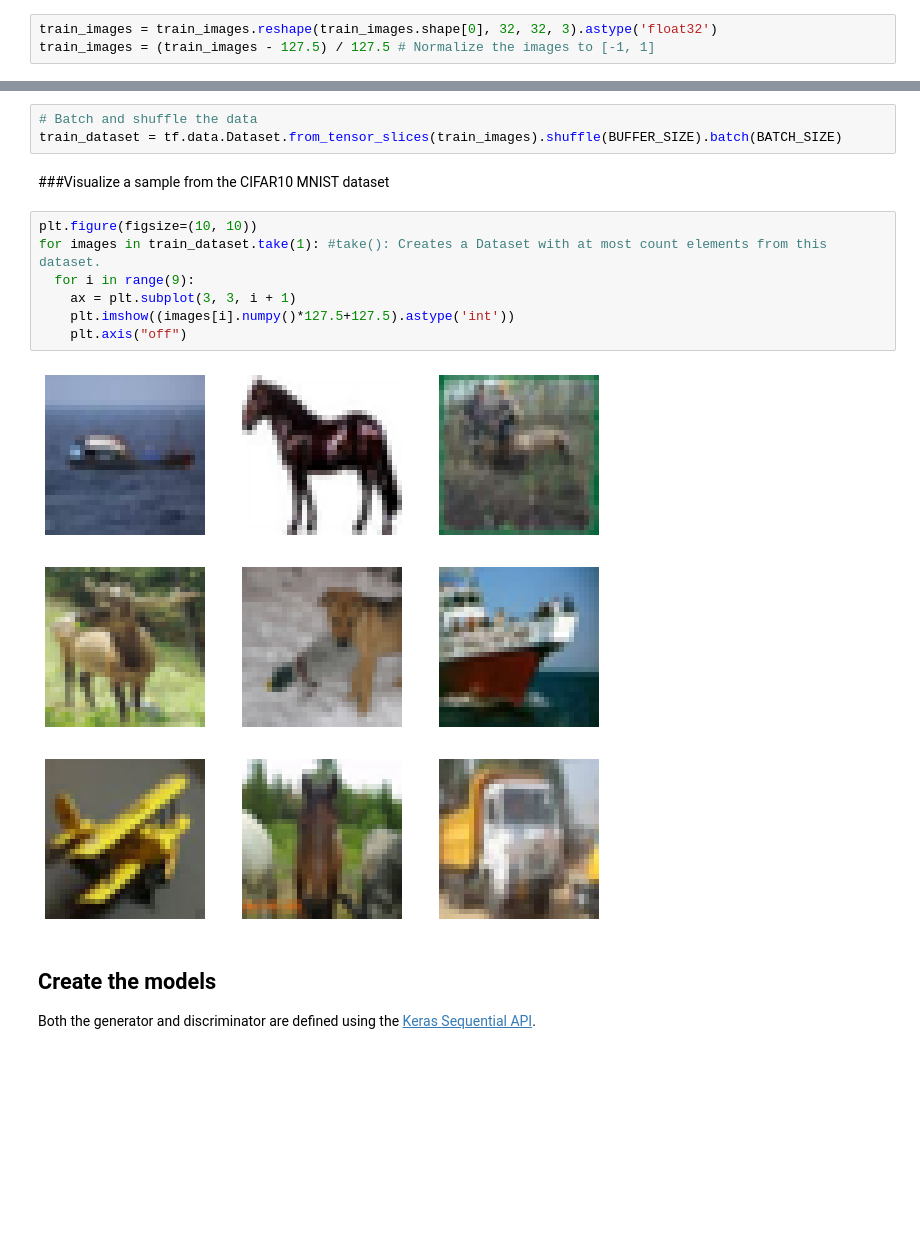
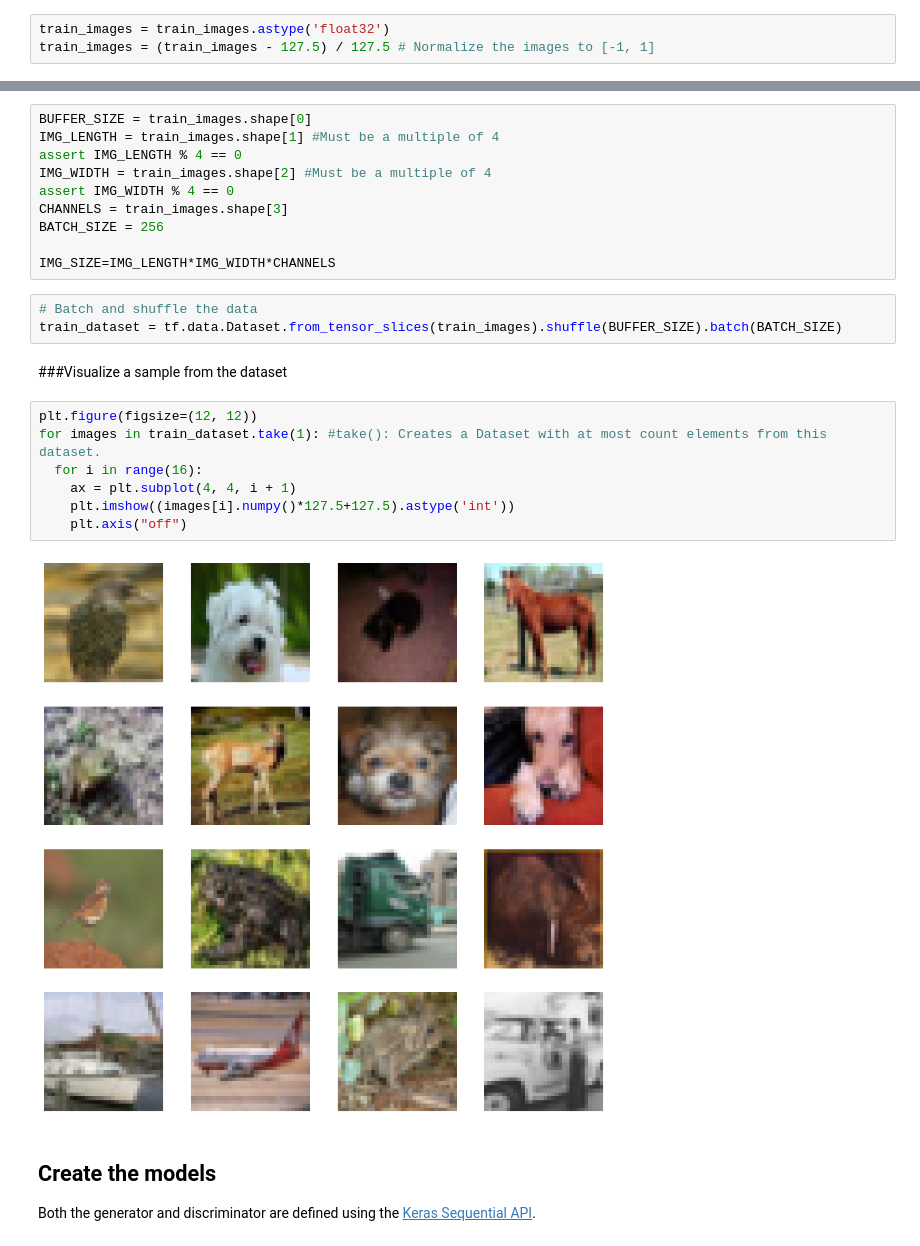
Before and after one commit to uteyechea/DCGAN, a Jupyter notebook: cifar10_dcgan.ipynb, the cells around one changed output, grey strips where cells are left out. Drawn from its saved outputs; the diff is of its cells as text; blank space fills up the shorter version.

```diff
--- a/cifar10_dcgan.ipynb
+++ b/cifar10_dcgan.ipynb
@@ -53,3 +99,3 @@ You will use the CIFAR10 dataset to train the generator and the discriminator. T
 # %%
-train_images = train_images.reshape(train_images.shape[0], 32, 32, 3).astype('float32')
+train_images = train_images.astype('float32')
 train_images = (train_images - 127.5) / 127.5 # Normalize the images to [-1, 1]
@@ -59,17 +102,27 @@ BATCH_SIZE = 256
+# %%
+BUFFER_SIZE = train_images.shape[0]
+IMG_LENGTH = train_images.shape[1] #Must be a multiple of 4
+assert IMG_LENGTH % 4 == 0
+IMG_WIDTH = train_images.shape[2] #Must be a multiple of 4
+assert IMG_WIDTH % 4 == 0
+CHANNELS = train_images.shape[3]
+BATCH_SIZE = 256
+
+IMG_SIZE=IMG_LENGTH*IMG_WIDTH*CHANNELS
 # %%
 # Batch and shuffle the data
 train_dataset = tf.data.Dataset.from_tensor_slices(train_images).shuffle(BUFFER_SIZE).batch(BATCH_SIZE)
 # %% [markdown]
-###Visualize a sample from the CIFAR10 MNIST dataset
+###Visualize a sample from the dataset
 # %%
-plt.figure(figsize=(10, 10))
+plt.figure(figsize=(12, 12))
 for images in train_dataset.take(1): #take(): Creates a Dataset with at most count elements from this dataset.
-  for i in range(9):
-    ax = plt.subplot(3, 3, i + 1)
+  for i in range(16):
+    ax = plt.subplot(4, 4, i + 1)
     plt.imshow((images[i].numpy()*127.5+127.5).astype('int'))
     plt.axis("off")
 # %% [output]
-[figure, old version]
+[figure, new version]
 # %% [markdown]
 ## Create the models
 
```
Also changed, not shown: parts of 22 cells of this notebook.
